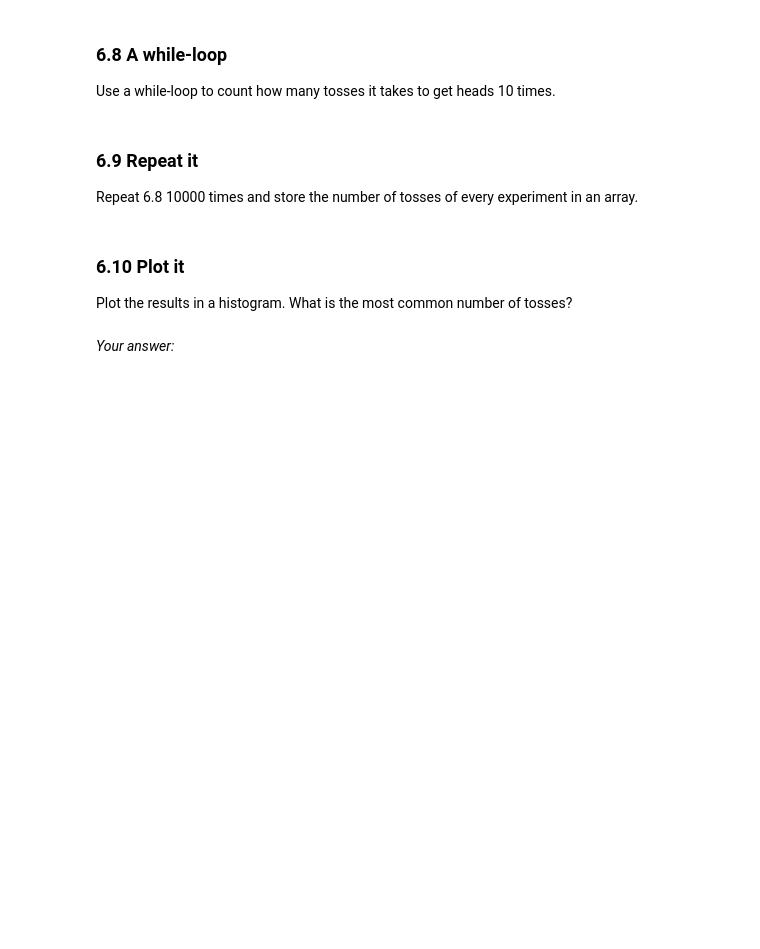
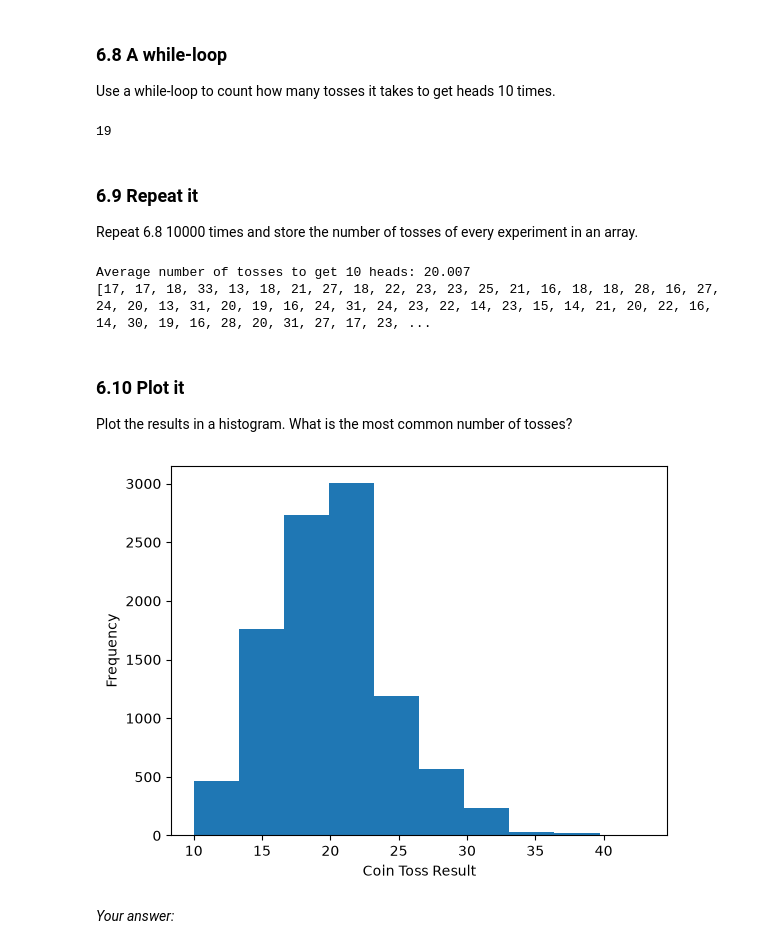
Before and after one commit to MathildevdH/Cognitive_Data_Science, a Jupyter notebook: UvACDS_Python_Exercise_1_introduction.ipynb, the cells around one changed output. Saved outputs shown, nothing was run; the diff lists cells and outputs as text; code cells hidden in the pictures; blank space fills up the shorter version.

```diff
--- a/UvACDS_Python_Exercise_1_introduction.ipynb
+++ b/UvACDS_Python_Exercise_1_introduction.ipynb
@@ -466,3 +485,12 @@ Toss the coin 100, 1000 and 10000 times and compute the percentage of heads and
 `coin_tosses.count('heads')` counts how often `'heads'` occurs in the list.
 
 </details>
+# %%
+i = coin_tosses(100)
+print("Percentage of Heads:", i.count("Heads") / len(i) * 100, "%")
+
+j = coin_tosses(1000)
+print("Percentage of Heads:", j.count("Heads") / len(j) * 100, "%")
+
+k = coin_tosses(10000)
+print("Percentage of Heads:", k.count("Heads") / len(k) * 100, "%")
@@ -471,12 +503,65 @@ Toss the coin 100, 1000 and 10000 times and compute the percentage of heads and
 # %% [markdown]
 ### 6.8 A while-loop
 Use a while-loop to count how many tosses it takes to get heads 10 times.
+# %%
+count_heads = 0
+count_total = 0
+while count_heads < 10:
+    count_total += 1
+    coin_toss = np.random.random()
+    if coin_toss < 0.5:
+        count_heads += 1
+
+print(count_total)
+# %% [output]
+19
 # %% [markdown]
 ### 6.9 Repeat it
 Repeat 6.8 10000 times and store the number of tosses of every experiment in an array.
+# %%
+number_of_tosses = []
+for i in range(10000):
+    count_heads = 0
+    count_total = 0
+    while count_heads < 10:
+        count_total += 1
+        coin_toss = np.random.random()
+        if coin_toss < 0.5:
+            count_heads += 1
+
+    #print(count_total)
+    number_of_tosses.append(count_total)
+
+print("Average number of tosses to get 10 heads:", np.mean(number_of_tosses))
+print(number_of_tosses)
+
+def coin_tosses_until_n_heads(n):
+    count = []
+    for i in range(10000):
+        count_heads = 0
+        count_total = 0
+        while count_heads < n:
+            count_total += 1
+            coin_toss = np.random.random()
+            if coin_toss < 0.5:
+                count_heads += 1
+        count.append(count_total)
+
+    return count
+# %% [output]
+Average number of tosses to get 10 heads: 20.007
+[17, 17, 18, 33, 13, 18, 21, 27, 18, 22, 23, 23, 25, 21, 16, 18, 18, 28, 16, 27, 24, 20, 13, 31, 20, 19, 16, 24, 31, 24, 23, 22, 14, 23, 15, 14, 21, 20, 22, 16, 14, 30, 19, 16, 28, 20, 31, 27, 17, 23, ...
 # %% [markdown]
 ### 6.10 Plot it
 Plot the results in a histogram. What is the most common number of tosses?
+# %%
+plt.figure()
+plt.hist(coin_tosses_until_n_heads(10))
+plt.xlabel("Coin Toss Result")
+plt.ylabel("Frequency")
+plt.show()
+# %% [output]
+[figure, added]
 # %% [markdown]
 *Your answer:*
 # %% [markdown]
```
Also changed, not shown: parts of 17 cells of this notebook.
